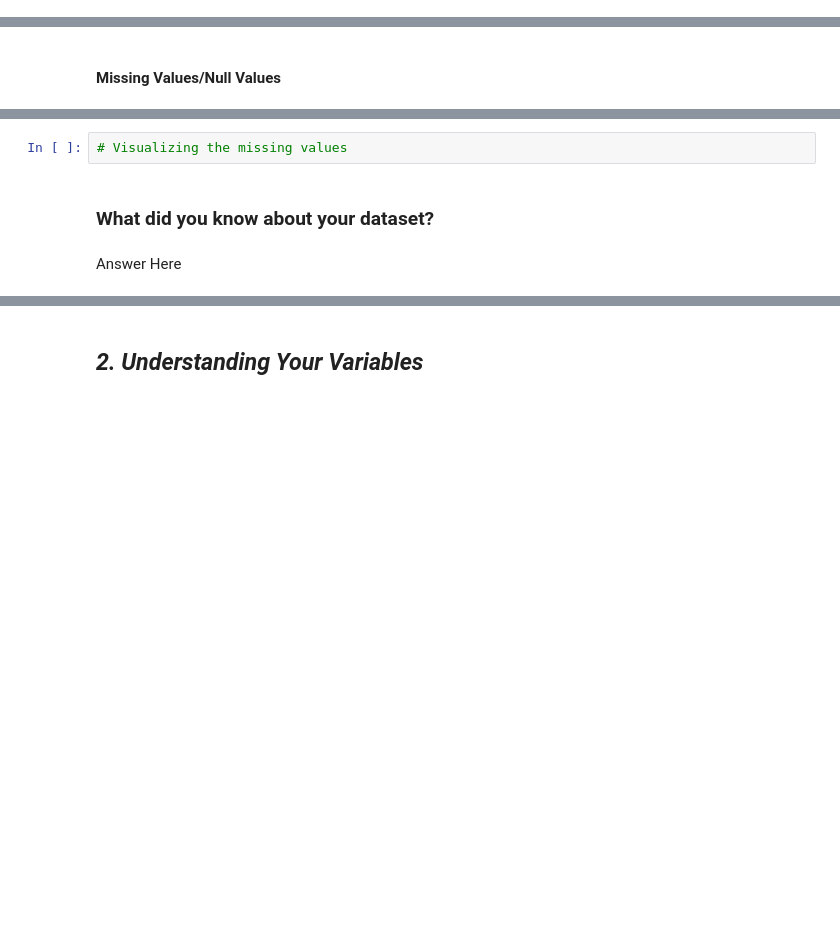
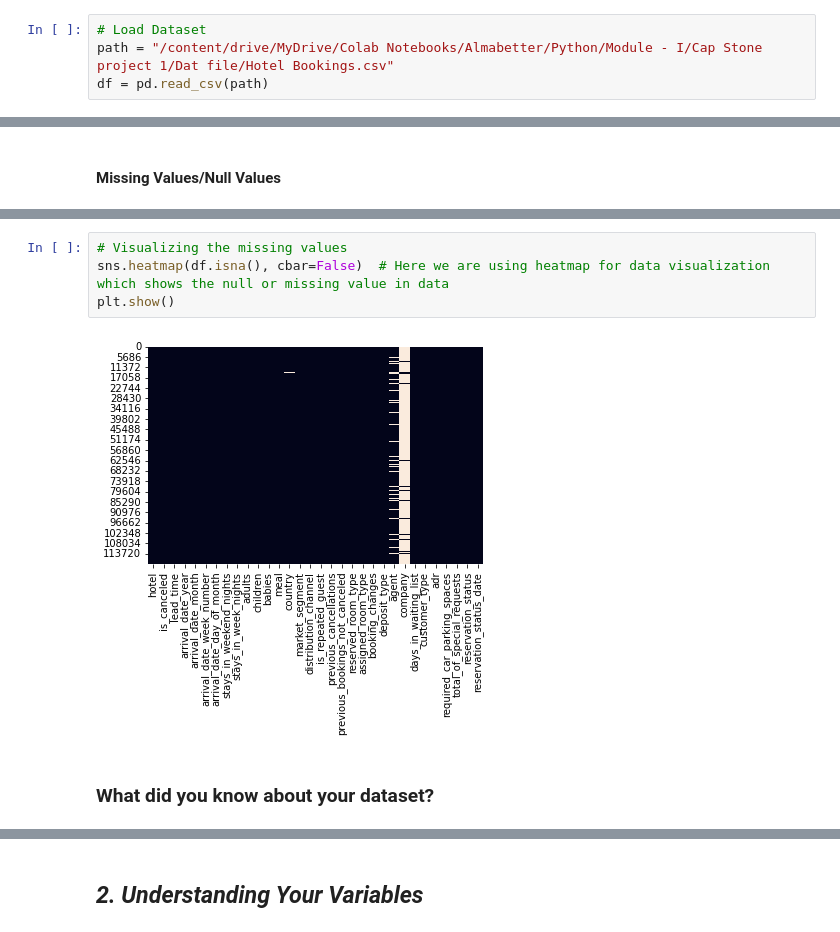
Before and after one commit to ansarshaikh95/EDA-Hotel-booking-analysis, a Jupyter notebook: EDA_Hotel_booking_Analysis.ipynb, the cells around one changed output, grey strips where cells are left out. Drawn from its saved outputs; the diff is of its cells as text; blank space fills up the shorter version.

```diff
--- a/EDA_Hotel_booking_Analysis.ipynb
+++ b/EDA_Hotel_booking_Analysis.ipynb
@@ -76,3 +93,7 @@ M - Multivariate Analysis
+# %%
+# Load Dataset
+path = "/content/drive/MyDrive/Colab Notebooks/Almabetter/Python/Module - I/Cap Stone project 1/Dat file/Hotel Bookings.csv"
+df = pd.read_csv(path)
 # %% [markdown]
 ### Dataset First View
 # %%
@@ -96,6 +205,8 @@ M - Multivariate Analysis
-# %%
-# Visualizing the missing values
+# %%
+# Visualizing the missing values
+sns.heatmap(df.isna(), cbar=False)  # Here we are using heatmap for data visualization which shows the null or missing value in data
+plt.show()
+# %% [output]
+[figure, added]
 # %% [markdown]
 ### What did you know about your dataset?
-# %% [markdown]
-Answer Here
```
Also changed, not shown: parts of 30 cells of this notebook.
